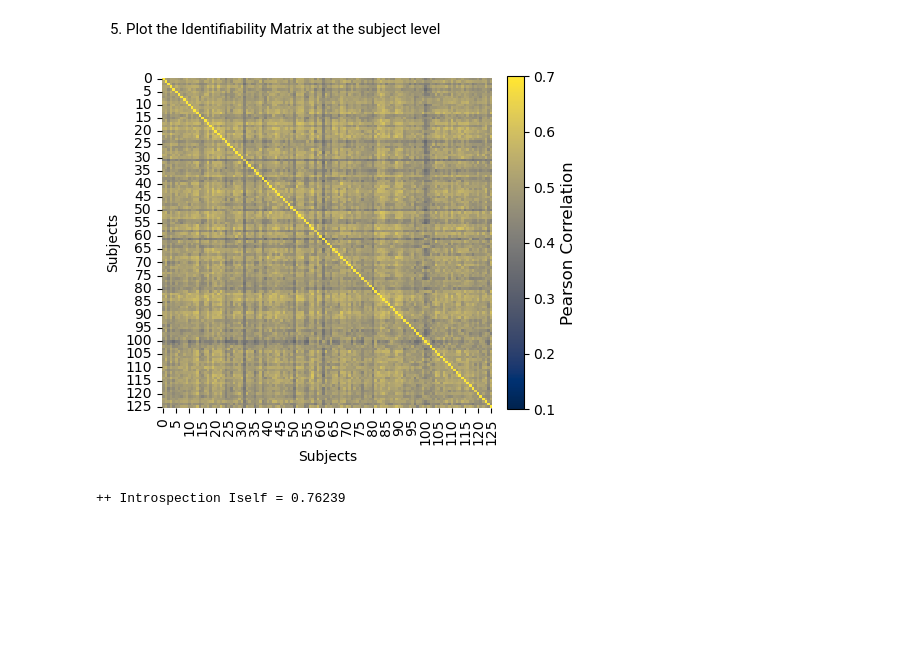
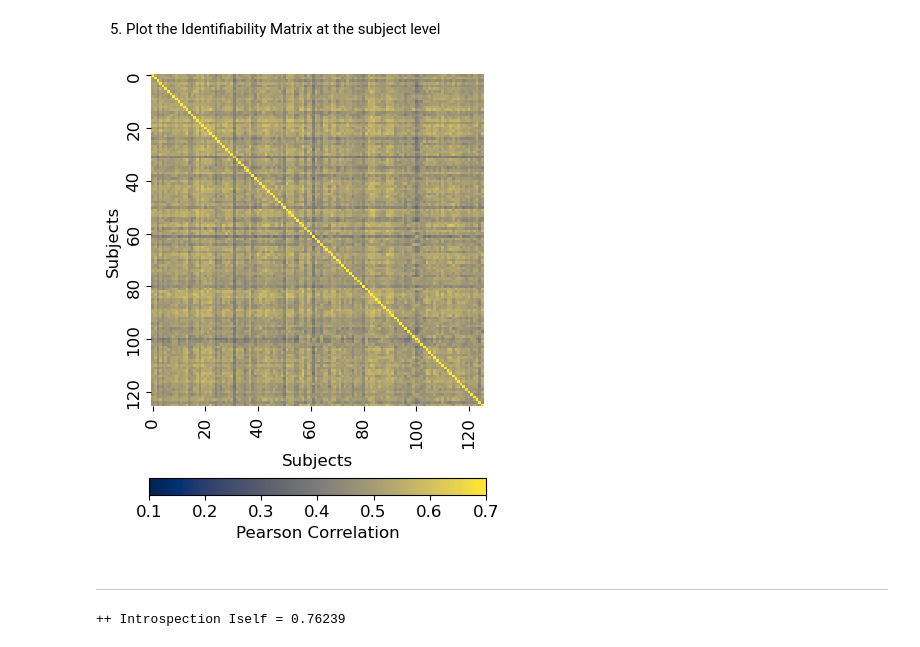
Before and after one commit to nimh-sfim/fc_introspection, a Jupyter notebook: notebooks/S11_SNYCQ_Consistency_Identifiability.ipynb, the cells around one changed output. Drawn from its saved outputs; the diff is of its cells as text; code cells hidden in the pictures; blank space fills up the shorter version.

```diff
--- a/notebooks/S11_SNYCQ_Consistency_Identifiability.ipynb
+++ b/notebooks/S11_SNYCQ_Consistency_Identifiability.ipynb
@@ -269 +297,5 @@ plt.show()
+# %%
+import matplotlib as mpl
+mpl.rcParams['svg.fonttype'] = 'none'
+fig.savefig('./figures/Figure02_B-SNYCQ_IdentifiabilityMatrix.svg', format='svg', bbox_inches='tight')
 # %%
@@ -326,2 +358,5 @@ plt.show()
 # %%
+import matplotlib as mpl
+mpl.rcParams['svg.fonttype'] = 'none'
+fig.savefig('./figures/Figure02_C-SNYCQ_IselfAndIother.svg', format='svg', bbox_inches='tight')
 fig.savefig(osp.join('figures', 'Figure02_C-SNYCQ_IselfAndIother.png'), bbox_inches='tight')
@@ -366,29 +403,42 @@ print ('++ Identifiability based on Introspection data = %.1f %%' % Idiff)
 # %%
 fig, ax = plt.subplots(figsize=(5,5))
 hm = sns.heatmap(
     Id_FC_sbjs.values,
     vmin=0.1,
     vmax=0.7,
     cmap='cividis',
     square=True,
     ax=ax,
+    xticklabels=20,
+    yticklabels=20,
     cbar=False   # turn off automatic colorbar
 )
 
 # Add colorbar manually
-cbar = ax.figure.colorbar(hm.get_children()[0], ax=ax, fraction=0.046, pad=0.04)
-cbar.ax.tick_params(labelsize=10)
+#cbar = ax.figure.colorbar(hm.get_children()[0], ax=ax, fraction=0.046, pad=0.04)
+#cbar.ax.tick_params(labelsize=10)
+#cbar.set_label('Pearson Correlation', fontsize=12)
+
+#Add colorbar manually (below)
+cbar = ax.figure.colorbar(
+    hm.get_children()[0],
+    ax=ax,
+    orientation='horizontal',
+    fraction=0.04,
+    pad=0.17
+)
+cbar.ax.tick_params(labelsize=12)
 cbar.set_label('Pearson Correlation', fontsize=12)
 
 # Labels and ticks
-ax.set_xticklabels(ax.get_xticklabels(), rotation=90, fontsize=10)
-ax.set_yticklabels(ax.get_yticklabels(), fontsize=10)
-ax.set_xlabel('Subjects')
-ax.set_ylabel('Subjects')
+ax.set_xticklabels(ax.get_xticklabels(), rotation=90, fontsize=12)
+ax.set_yticklabels(ax.get_yticklabels(), fontsize=12)
+ax.set_xlabel('Subjects', fontsize=12)
+ax.set_ylabel('Subjects', fontsize=12)
 
 plt.tight_layout()
 plt.show()
 # %% [output]
-[figure, old version]
+[figure, new version]
 # %%
 fig.savefig(osp.join('figures', 'Figure02_D-FMRI_IdentifiabilityMatrix.png'), bbox_inches='tight')
@@ -395,3 +449,5 @@ fig.savefig(osp.join('figures', 'Figure02_D-FMRI_IdentifiabilityMatrix.png'), bb
+# %% [markdown]
+***
 # %%
 Iself_values_FC = Id_FC_scans[within_sbj_mask].values.flatten()
 Iself_values_FC = Iself_values_FC[~np.isnan(Iself_values_FC)]
```
Also changed, not shown: parts of 18 cells of this notebook, 1 other file.
